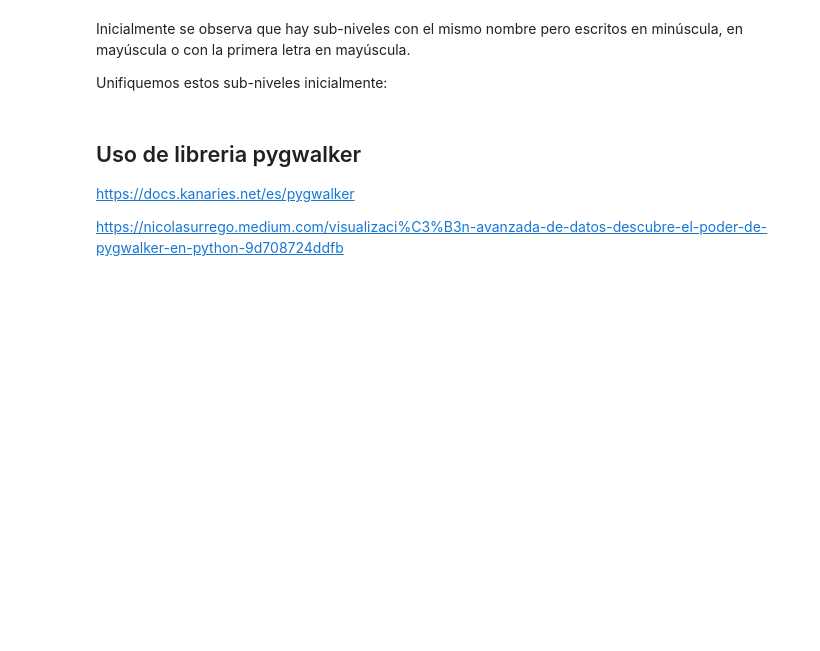
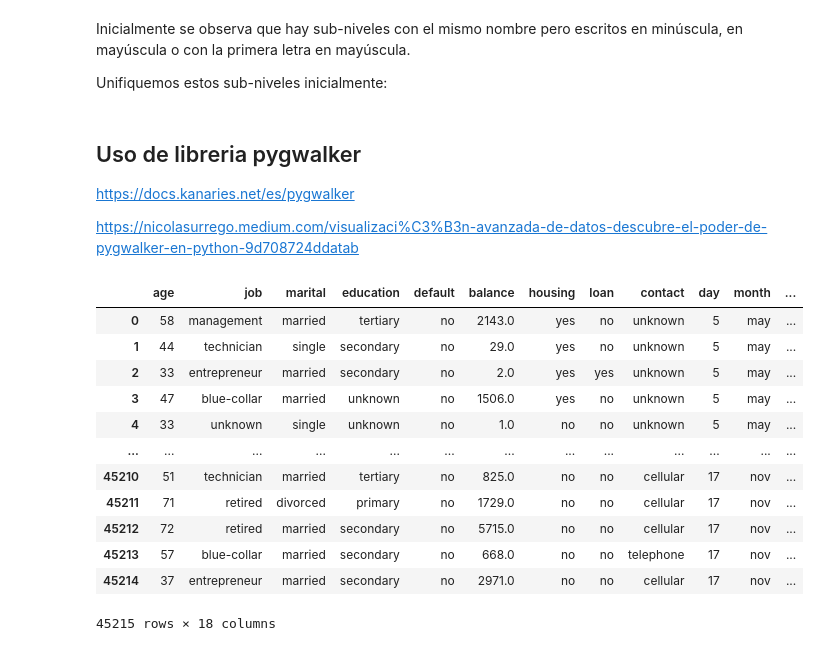
Before and after one commit to jhonvifu/Talento_tech, a Jupyter notebook: Laboratorio1_TalentoTech.ipynb, the cells around one changed output. Cells and saved outputs as stored; diff of their text form; code cells hidden in the pictures; blank space fills up the shorter version.

```diff
--- a/Laboratorio1_TalentoTech.ipynb
+++ b/Laboratorio1_TalentoTech.ipynb
@@ -512,13 +580,31 @@ plt.show()
 
 https://docs.kanaries.net/es/pygwalker
 
-https://nicolasurrego.medium.com/visualizaci%C3%B3n-avanzada-de-datos-descubre-el-poder-de-pygwalker-en-python-9d708724ddfb
+https://nicolasurrego.medium.com/visualizaci%C3%B3n-avanzada-de-datos-descubre-el-poder-de-pygwalker-en-python-9d708724ddatab
 # %%
 #Instalación de librería
 !pip install pygwalker
 # %%
 #Importo la librería con el alias
 import pygwalker as pyg
+# %%
+data['Grupo_Edad'] = pd.cut(data['age'], bins=[0, 18, 30, 45, 60], labels=['0-18', '19-30', '31-45', '46-60'])
+# %%
+data
+# %% [output]
+|  | age | job | marital | education | default | balance | housing | loan | contact | day | month | ... |
+| 0 | 58 | management | married | tertiary | no | 2143.0 | yes | no | unknown | 5 | may | ... |
+| 1 | 44 | technician | single | secondary | no | 29.0 | yes | no | unknown | 5 | may | ... |
+| 2 | 33 | entrepreneur | married | secondary | no | 2.0 | yes | yes | unknown | 5 | may | ... |
+| 3 | 47 | blue-collar | married | unknown | no | 1506.0 | yes | no | unknown | 5 | may | ... |
+| 4 | 33 | unknown | single | unknown | no | 1.0 | no | no | unknown | 5 | may | ... |
+| ... | ... | ... | ... | ... | ... | ... | ... | ... | ... | ... | ... | ... |
+| 45210 | 51 | technician | married | tertiary | no | 825.0 | no | no | cellular | 17 | nov | ... |
+| 45211 | 71 | retired | divorced | primary | no | 1729.0 | no | no | cellular | 17 | nov | ... |
+| 45212 | 72 | retired | married | secondary | no | 5715.0 | no | no | cellular | 17 | nov | ... |
+| 45213 | 57 | blue-collar | married | secondary | no | 668.0 | no | no | telephone | 17 | nov | ... |
+| 45214 | 37 | entrepreneur | married | secondary | no | 2971.0 | no | no | cellular | 17 | nov | ... |
+45215 rows × 18 columns
 # %%
 #Lectura de dataset con librería
 pyg.walk(data)
```
Also changed, not shown: parts of 22 cells of this notebook.
